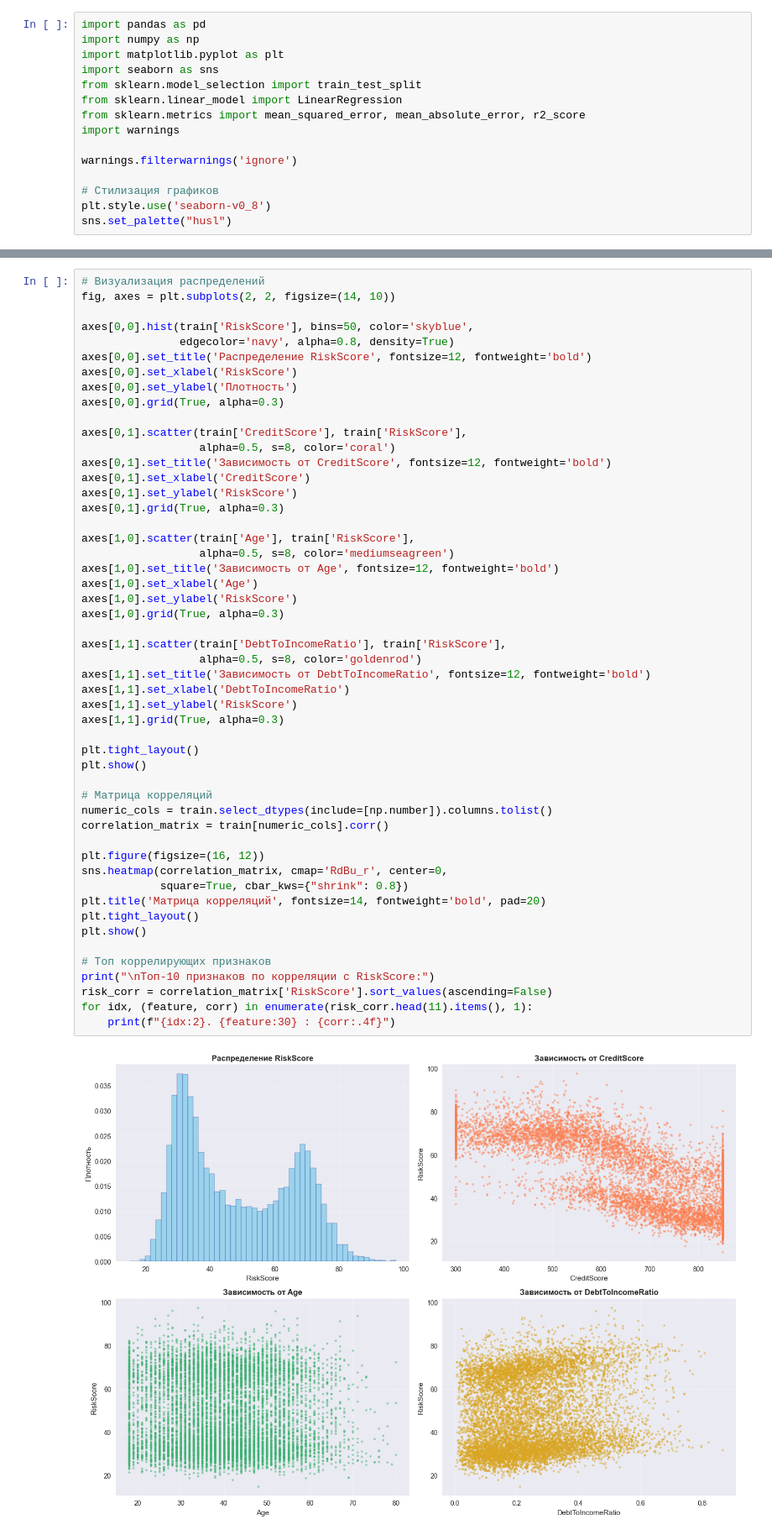
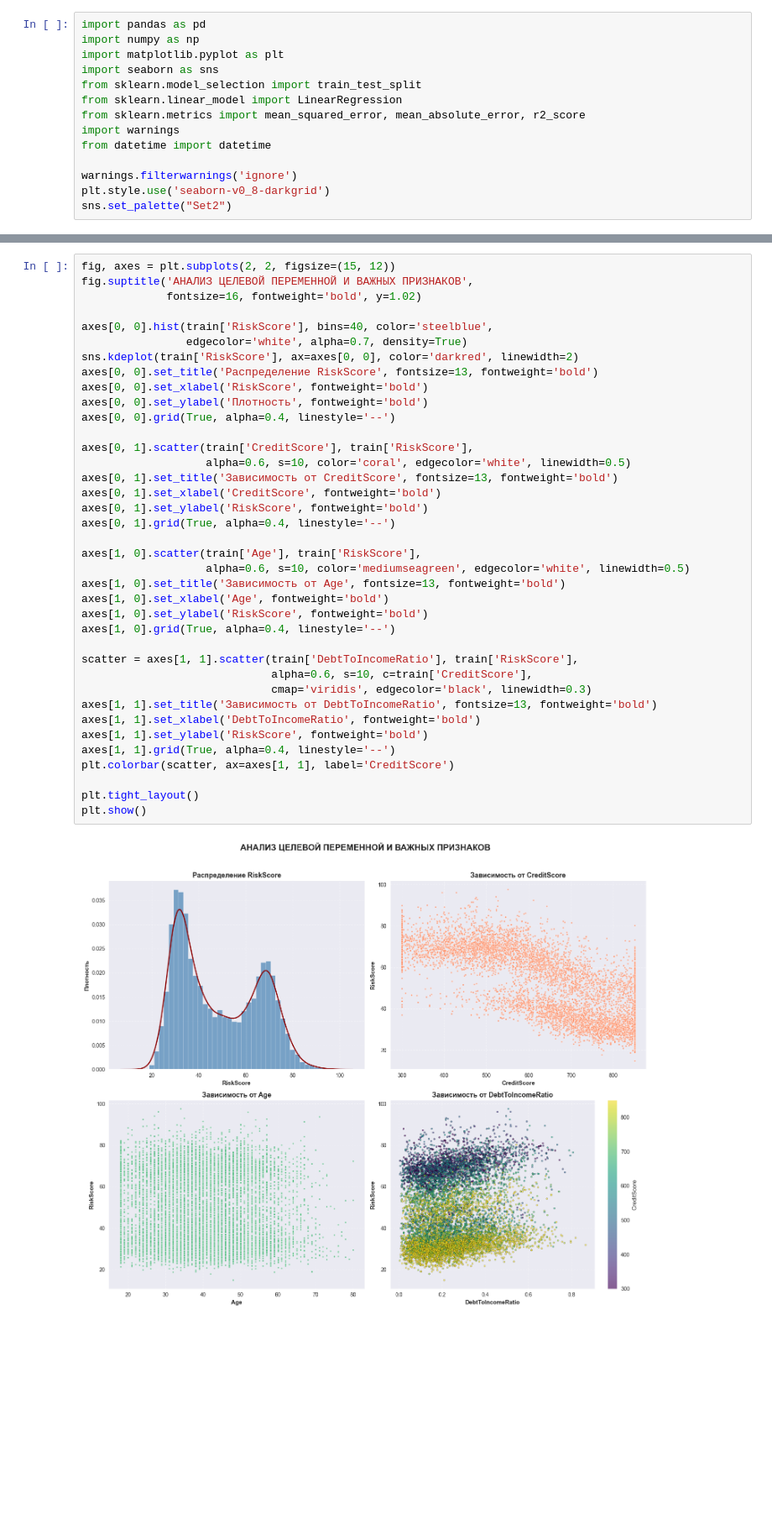
Before and after one commit to nPaBwaYT/MLLabs, a Jupyter notebook: lab1/solution.ipynb, the cells around one changed output, grey strips where cells are left out. Shown at 84% size. Drawn from its saved outputs; the diff is of its cells as text; blank space fills up the shorter version.

```diff
--- a/lab1/solution.ipynb
+++ b/lab1/solution.ipynb
@@ -7,10 +7,9 @@ from sklearn.model_selection import train_test_split
 from sklearn.linear_model import LinearRegression
 from sklearn.metrics import mean_squared_error, mean_absolute_error, r2_score
 import warnings
+from datetime import datetime
 
 warnings.filterwarnings('ignore')
-
-# Стилизация графиков
-plt.style.use('seaborn-v0_8')
-sns.set_palette("husl")
+plt.style.use('seaborn-v0_8-darkgrid')
+sns.set_palette("Set2")
 # %%
@@ -50,53 +64,40 @@ Name: RiskScore, dtype: float64
 # %%
-# Визуализация распределений
-fig, axes = plt.subplots(2, 2, figsize=(14, 10))
+fig, axes = plt.subplots(2, 2, figsize=(15, 12))
+fig.suptitle('АНАЛИЗ ЦЕЛЕВОЙ ПЕРЕМЕННОЙ И ВАЖНЫХ ПРИЗНАКОВ',
+             fontsize=16, fontweight='bold', y=1.02)
 
-axes[0,0].hist(train['RiskScore'], bins=50, color='skyblue',
-               edgecolor='navy', alpha=0.8, density=True)
-axes[0,0].set_title('Распределение RiskScore', fontsize=12, fontweight='bold')
-axes[0,0].set_xlabel('RiskScore')
-axes[0,0].set_ylabel('Плотность')
-axes[0,0].grid(True, alpha=0.3)
+axes[0, 0].hist(train['RiskScore'], bins=40, color='steelblue',
+                edgecolor='white', alpha=0.7, density=True)
+sns.kdeplot(train['RiskScore'], ax=axes[0, 0], color='darkred', linewidth=2)
+axes[0, 0].set_title('Распределение RiskScore', fontsize=13, fontweight='bold')
+axes[0, 0].set_xlabel('RiskScore', fontweight='bold')
+axes[0, 0].set_ylabel('Плотность', fontweight='bold')
+axes[0, 0].grid(True, alpha=0.4, linestyle='--')
 
-axes[0,1].scatter(train['CreditScore'], train['RiskScore'],
-                  alpha=0.5, s=8, color='coral')
-axes[0,1].set_title('Зависимость от CreditScore', fontsize=12, fontweight='bold')
-axes[0,1].set_xlabel('CreditScore')
-axes[0,1].set_ylabel('RiskScore')
-axes[0,1].grid(True, alpha=0.3)
+axes[0, 1].scatter(train['CreditScore'], train['RiskScore'],
+                   alpha=0.6, s=10, color='coral', edgecolor='white', linewidth=0.5)
+axes[0, 1].set_title('Зависимость от CreditScore', fontsize=13, fontweight='bold')
+axes[0, 1].set_xlabel('CreditScore', fontweight='bold')
+axes[0, 1].set_ylabel('RiskScore', fontweight='bold')
+axes[0, 1].grid(True, alpha=0.4, linestyle='--')
 
-axes[1,0].scatter(train['Age'], train['RiskScore'],
-                  alpha=0.5, s=8, color='mediumseagreen')
-axes[1,0].set_title('Зависимость от Age', fontsize=12, fontweight='bold')
-axes[1,0].set_xlabel('Age')
-axes[1,0].set_ylabel('RiskScore')
-axes[1,0].grid(True, alpha=0.3)
+axes[1, 0].scatter(train['Age'], train['RiskScore'],
+                   alpha=0.6, s=10, color='mediumseagreen', edgecolor='white', linewidth=0.5)
+axes[1, 0].set_title('Зависимость от Age', fontsize=13, fontweight='bold')
+axes[1, 0].set_xlabel('Age', fontweight='bold')
+axes[1, 0].set_ylabel('RiskScore', fontweight='bold')
+axes[1, 0].grid(True, alpha=0.4, linestyle='--')
 
-axes[1,1].scatter(train['DebtToIncomeRatio'], train['RiskScore'],
-                  alpha=0.5, s=8, color='goldenrod')
-axes[1,1].set_title('Зависимость от DebtToIncomeRatio', fontsize=12, fontweight='bold')
-axes[1,1].set_xlabel('DebtToIncomeRatio')
-axes[1,1].set_ylabel('RiskScore')
-axes[1,1].grid(True, alpha=0.3)
+scatter = axes[1, 1].scatter(train['DebtToIncomeRatio'], train['RiskScore'],
+                             alpha=0.6, s=10, c=train['CreditScore'],
+                             cmap='viridis', edgecolor='black', linewidth=0.3)
+axes[1, 1].set_title('Зависимость от DebtToIncomeRatio', fontsize=13, fontweight='bold')
+axes[1, 1].set_xlabel('DebtToIncomeRatio', fontweight='bold')
+axes[1, 1].set_ylabel('RiskScore', fontweight='bold')
+axes[1, 1].grid(True, alpha=0.4, linestyle='--')
+plt.colorbar(scatter, ax=axes[1, 1], label='CreditScore')
 
 plt.tight_layout()
 plt.show()
-
-# Матрица корреляций
-numeric_cols = train.select_dtypes(include=[np.number]).columns.tolist()
-correlation_matrix = train[numeric_cols].corr()
-
-plt.figure(figsize=(16, 12))
-sns.heatmap(correlation_matrix, cmap='RdBu_r', center=0,
-            square=True, cbar_kws={"shrink": 0.8})
-plt.title('Матрица корреляций', fontsize=14, fontweight='bold', pad=20)
-plt.tight_layout()
-plt.show()
-
-# Топ коррелирующих признаков
-print("\nТоп-10 признаков по корреляции с RiskScore:")
-risk_corr = correlation_matrix['RiskScore'].sort_values(ascending=False)
-for idx, (feature, corr) in enumerate(risk_corr.head(11).items(), 1):
-    print(f"{idx:2}. {feature:30} : {corr:.4f}")
 # %% [output]
-[figure, old version]
+[figure, new version]
```
Also changed, not shown: parts of 11 cells of this notebook, 2 other files.
